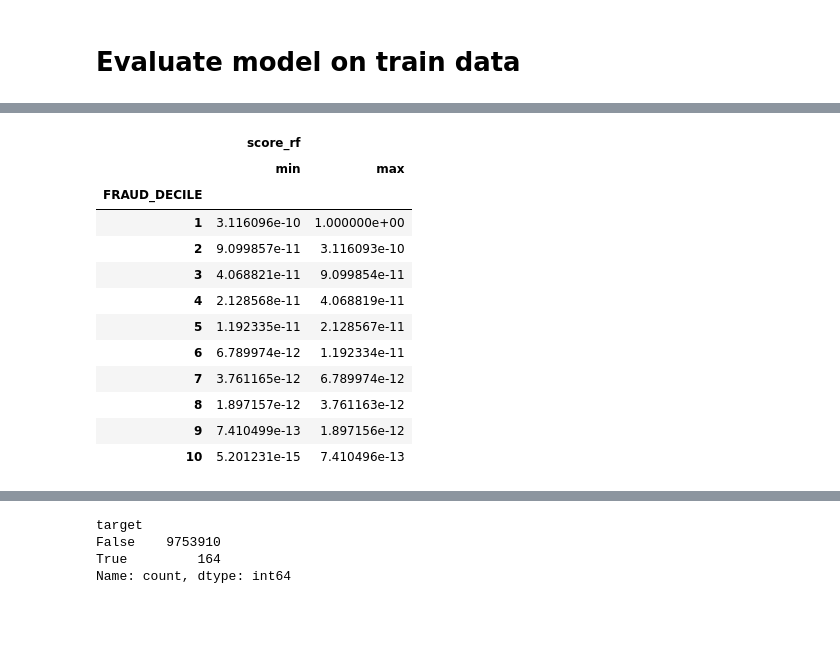
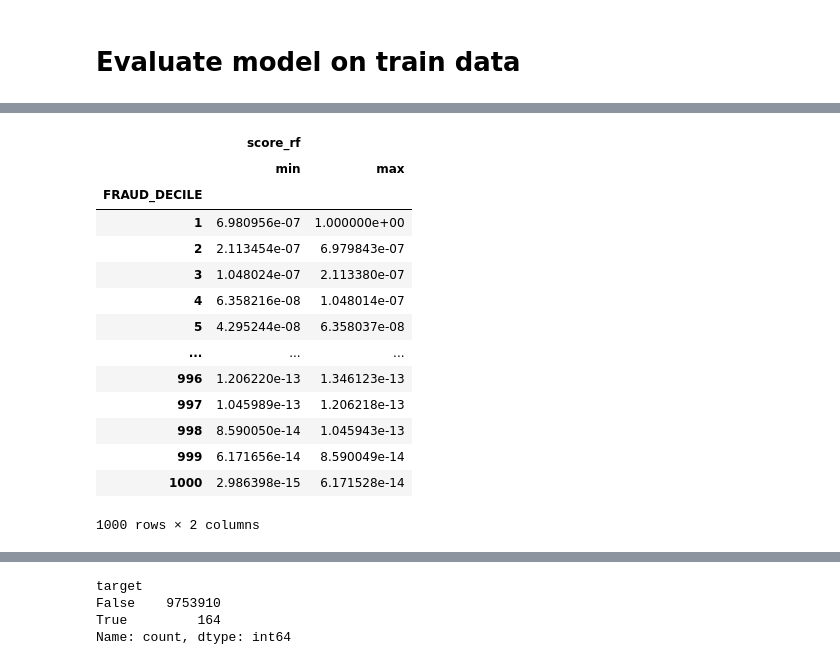
Before and after one commit to Magdaorozco644/ModelosAIm-dev, a Jupyter notebook: Analytics/5.Fraud/03-FTotal Version1 Train (lgbm).ipynb, the cells around one changed output, grey strips where cells are left out. Drawn from its saved outputs; the diff is of its cells as text; code cells hidden in the pictures; blank space fills up the shorter version.

```diff
--- a/Analytics/5.Fraud/03-FTotal Version1 Train (lgbm).ipynb
+++ b/Analytics/5.Fraud/03-FTotal Version1 Train (lgbm).ipynb
@@ -116,3 +172,6 @@ var_input = [ 'branch_trans_3m', 'count_date_receiver_distinct','branch_has_frau
+# %%
+df1Train['branch_minutes_since_last_transaction'] = df1Train['branch_minutes_since_last_transaction'].astype(float)
+df1Val['branch_minutes_since_last_transaction'] = df1Val['branch_minutes_since_last_transaction'].astype(float)
 # %%
 #Ya lo traje dividido en conjuntos de entrenamiento (70%) y prueba (30%)
 
@@ -316,19 +375,19 @@ result.best_params_
 lgb_classifier = LGBMClassifier(**result.best_params_)
 # %%
 # Set parameters for model
-# best_params_ = {'subsample': 1,
-# 'scale_pos_weight': 0.003,
-# 'objective': 'binary',
-# 'num_leaves': 30,
-# 'n_estimators': 520,
-# 'min_child_weight': 0.0026,
-# 'max_depth': 20,
-# 'learning_rate': 0.07,
-# 'importance_type': 'gini',
-# 'colsample_bytree': 0.84,
-# 'boosting_type': 'gbdt'}
+best_params_ = {'subsample': 1,
+ 'scale_pos_weight': 0.003,
+ 'objective': 'binary',
+ 'num_leaves': 30,
+ 'n_estimators': 520,
+ 'min_child_weight': 0.0026,
+ 'max_depth': 20,
+ 'learning_rate': 0.07,
+ 'importance_type': 'gini',
+ 'colsample_bytree': 0.84,
+ 'boosting_type': 'gbdt'}
 
-#lgb_classifier = LGBMClassifier(**best_params_)
+lgb_classifier = LGBMClassifier(**best_params_)
 # %%
 X_train.head()
 # %% [output]
@@ -464,7 +526,7 @@ Y_c.score_rf[Y_c['preds_rf']==True].min()
 # %%
 # Dividir las predicciones en deciles y calcular la captura del 30% en el conjunto de entrenamiento
 #percentiles = pd.qcut(Y_c['score_rf'], q=10, duplicates='drop').astype(str)
-percentiles = pd.qcut(Y_c['score_rf'], q=10, duplicates='drop')
+percentiles = pd.qcut(Y_c['score_rf'], q=1000, duplicates='drop')
 
 percentile_label = {p: l for l, p in enumerate(sorted(percentiles.unique(), reverse=True), start=1)}
 percentiles = percentiles.map(percentile_label)
@@ -503,21 +567,23 @@ array([<Axes: title={'center': 'False'}, xlabel='FRAUD_DECILE'>,
 # %%
 #saco el punto de corte del primer centil para aplicarlo al test
-corte = Y_c.score_rf[Y_c['FRAUD_DECILE']==1].min()
+corte = Y_c.score_rf[Y_c['FRAUD_DECILE']==3].min()
 Y_c[['score_rf','FRAUD_DECILE']].groupby(['FRAUD_DECILE']).agg({'score_rf': [ 'min', 'max']})
 # %% [output]
 |  | score_rf |  |
 |  | min | max |
 | FRAUD_DECILE |  |  |
-| 1 | 3.116096e-10 | 1.000000e+00 |
-| 2 | 9.099857e-11 | 3.116093e-10 |
-| 3 | 4.068821e-11 | 9.099854e-11 |
-| 4 | 2.128568e-11 | 4.068819e-11 |
-| 5 | 1.192335e-11 | 2.128567e-11 |
-| 6 | 6.789974e-12 | 1.192334e-11 |
-| 7 | 3.761165e-12 | 6.789974e-12 |
-| 8 | 1.897157e-12 | 3.761163e-12 |
-| 9 | 7.410499e-13 | 1.897156e-12 |
-| 10 | 5.201231e-15 | 7.410496e-13 |
+| 1 | 6.980956e-07 | 1.000000e+00 |
+| 2 | 2.113454e-07 | 6.979843e-07 |
+| 3 | 1.048024e-07 | 2.113380e-07 |
+| 4 | 6.358216e-08 | 1.048014e-07 |
+| 5 | 4.295244e-08 | 6.358037e-08 |
+| ... | ... | ... |
+| 996 | 1.206220e-13 | 1.346123e-13 |
+| 997 | 1.045989e-13 | 1.206218e-13 |
+| 998 | 8.590050e-14 | 1.045943e-13 |
+| 999 | 6.171656e-14 | 8.590049e-14 |
+| 1000 | 2.986398e-15 | 6.171528e-14 |
+1000 rows × 2 columns
 # %%
 lgb.plot_importance(lgb_classifier, importance_type="gain", figsize=(7,6), title="LightGBM Feature Importance (Gain)")
 plt.show()
```
Also changed, not shown: parts of 35 cells of this notebook, 1 other file.
